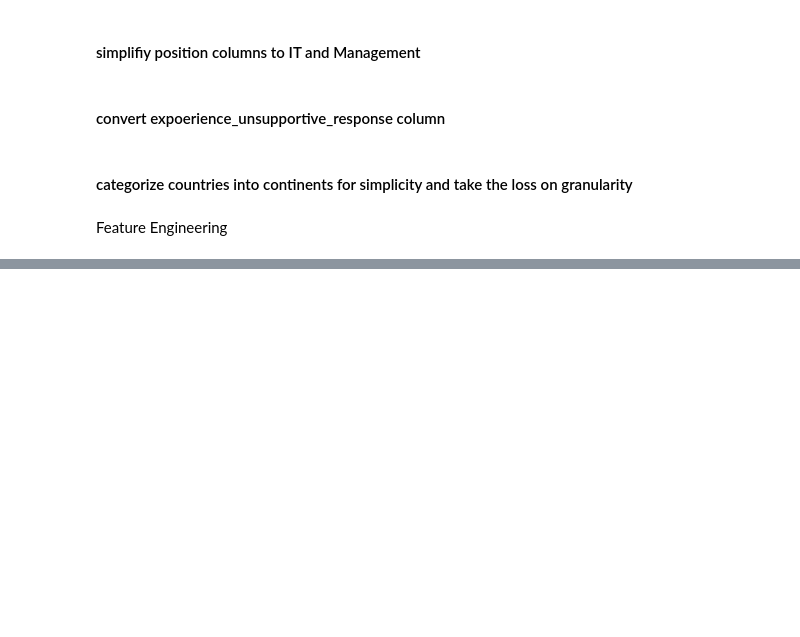
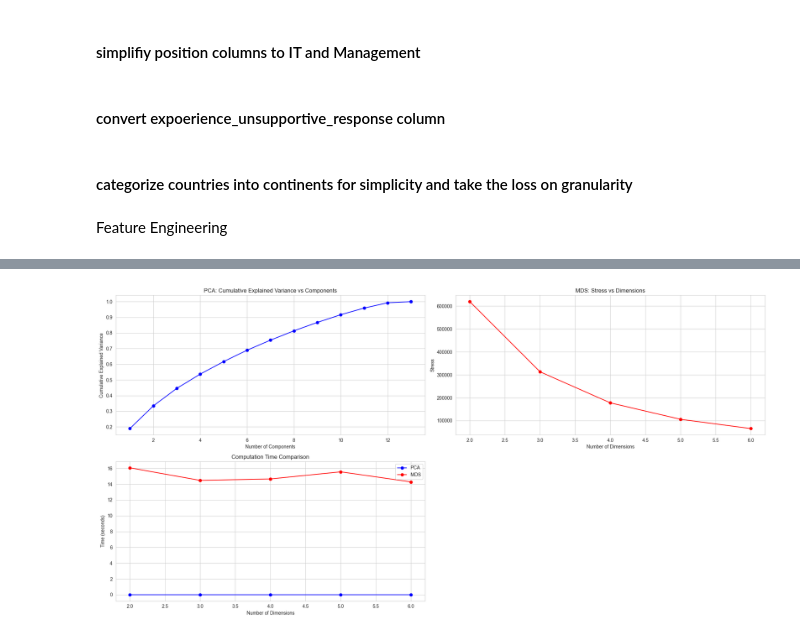
Before and after one commit to KonradKlein91/ml_unservised_learning, a Jupyter notebook: main.ipynb, the cells around one changed output, grey strips where cells are left out. Saved outputs shown, nothing was run; the diff lists cells and outputs as text; code cells hidden in the pictures; blank space fills up the shorter version.

```diff
--- a/main.ipynb
+++ b/main.ipynb
@@ -2429,0 +1360,89 @@ Higher scores indicate more perceived stigma.
+# %%
+import numpy as np
+from sklearn.preprocessing import StandardScaler
+from sklearn.decomposition import PCA
+from sklearn.manifold import MDS
+import matplotlib.pyplot as plt
+import time
+
+# Standardize the data
+scaler = StandardScaler()
+data_scaled = scaler.fit_transform(features_for_clustering)
+
+# Set dimensions to try
+n_dimensions = [2, 3, 4, 5, 6]
+
+# PCA Analysis
+pca = PCA()
+data_pca = pca.fit_transform(data_scaled)
+explained_variance = pca.explained_variance_ratio_
+cumulative_variance = np.cumsum(explained_variance)
+
+# MDS Analysis for different dimensions
+mds_stress = []
+mds_time = []
+pca_time = []
+
+for n_dim in n_dimensions:
+    # PCA timing
+    start_time = time.time()
+    pca_n = PCA(n_components=n_dim)
+    pca_n.fit_transform(data_scaled)
+    pca_time.append(time.time() - start_time)
+
+    # MDS timing and stress
+    start_time = time.time()
+    mds = MDS(n_components=n_dim, random_state=42)
+    mds.fit_transform(data_scaled)
+    mds_time.append(time.time() - start_time)
+    mds_stress.append(mds.stress_)
+
+# Plotting
+plt.figure(figsize=(20, 10))
+
+# Plot 1: PCA explained variance
+plt.subplot(2, 2, 1)
+plt.plot(range(1, len(explained_variance) + 1), cumulative_variance, 'bo-')
+plt.xlabel('Number of Components')
+plt.ylabel('Cumulative Explained Variance')
+plt.title('PCA: Cumulative Explained Variance vs Components')
+plt.grid(True)
+
+# Plot 2: MDS Stress by dimensions
+plt.subplot(2, 2, 2)
+plt.plot(n_dimensions, mds_stress, 'ro-')
+plt.xlabel('Number of Dimensions')
+plt.ylabel('Stress')
+plt.title('MDS: Stress vs Dimensions')
+plt.grid(True)
+
+# Plot 3: Computation Time Comparison
+plt.subplot(2, 2, 3)
+plt.plot(n_dimensions, pca_time, 'bo-', label='PCA')
+plt.plot(n_dimensions, mds_time, 'ro-', label='MDS')
+plt.xlabel('Number of Dimensions')
+plt.ylabel('Time (seconds)')
+plt.title('Computation Time Comparison')
+plt.legend()
+plt.grid(True)
+
+plt.tight_layout()
+plt.show()
+
+# Print detailed results
+print("\nPCA Results:")
+print("Cumulative explained variance by dimensions:")
+for i, var in enumerate(cumulative_variance[:6], 1):
+    print(f"{i} dimensions: {var:.3f}")
+
+print("\nMDS Results:")
+print("Stress values by dimensions:")
+for dim, stress in zip(n_dimensions, mds_stress):
+    print(f"{dim} dimensions: {stress:.2f}")
+
+print("\nComputation Times (seconds):")
+print("Dimensions  PCA    MDS")
+for dim, p_time, m_time in zip(n_dimensions, pca_time, mds_time):
+    print(f"{dim:10d} {p_time:6.3f} {m_time:6.3f}")
+# %% [output]
+[figure, added]
```
Also changed, not shown: parts of 39 cells of this notebook.
